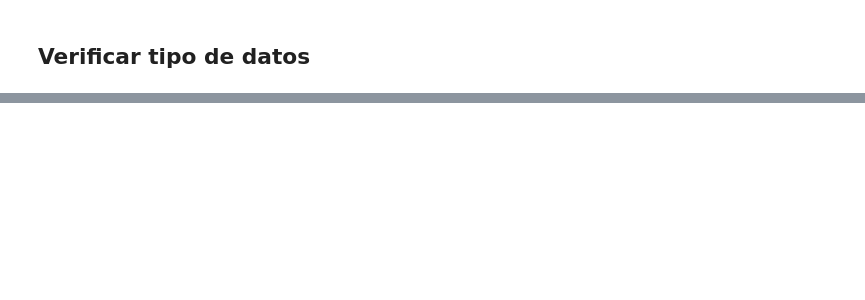
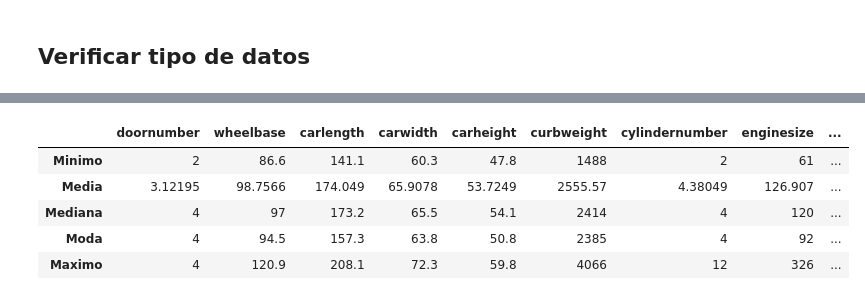
Before and after one commit to EMcoding17/ExtraccionConocimientosDeBD, a Jupyter notebook: Actividad04/CarPrice.ipynb, the cells around one changed output, grey strips where cells are left out. Saved outputs shown, nothing was run; the diff lists cells and outputs as text; code cells hidden in the pictures; blank space fills up the shorter version.

```diff
--- a/Actividad04/CarPrice.ipynb
+++ b/Actividad04/CarPrice.ipynb
@@ -218,0 +317,4 @@ Valores unicos:  ['alfa-romero giulia' 'alfa-romero quadrifoglio' 'alfa-romero s
+# %%
+#Reemplazar los datos que tenga una coincidencia mayor al 50% con alguna marca de carro
+for i in range(len(car_brand)):
+    replaceData(dfcar_price, "CarName", car_brand[i], 50)
@@ -241,0 +526,25 @@ memory usage: 41.8+ KB
+# %%
+#Seleccionar columnas
+col_estadistica= ["doornumber", "wheelbase",	"carlength",	"carwidth",	"carheight",	"curbweight", "cylindernumber",
+                  "enginesize",	"boreratio",	"stroke",	"compressionratio",	"horsepower",	"peakrpm",	"citympg",	"highwaympg",	"price"]
+
+#Crear dataframe
+df_estadistica = pd.DataFrame(columns=col_estadistica, index=["Minimo", "Media", "Mediana", "Moda", "Maximo"])
+
+#Asignar la media, moda, mediana, minimo y maximo de algunas columnas al nuevo dataframe
+for i in range(len(col_estadistica)):
+    var = dfcar_price[col_estadistica[i]]
+    # Obtener estadísticas
+    df_estadistica.at["Minimo", col_estadistica[i]] = var.min()
+    df_estadistica.at["Media", col_estadistica[i]] = var.mean()
+    df_estadistica.at["Mediana", col_estadistica[i]] = var.median()
+    df_estadistica.at["Moda", col_estadistica[i]] = var.mode()[0]
+    df_estadistica.at["Maximo", col_estadistica[i]] = var.max()
+df_estadistica
+# %% [output]
+|  | doornumber | wheelbase | carlength | carwidth | carheight | curbweight | cylindernumber | enginesize | ... |
+| Minimo | 2 | 86.6 | 141.1 | 60.3 | 47.8 | 1488 | 2 | 61 | ... |
+| Media | 3.12195 | 98.7566 | 174.049 | 65.9078 | 53.7249 | 2555.57 | 4.38049 | 126.907 | ... |
+| Mediana | 4 | 97 | 173.2 | 65.5 | 54.1 | 2414 | 4 | 120 | ... |
+| Moda | 4 | 94.5 | 157.3 | 63.8 | 50.8 | 2385 | 4 | 92 | ... |
+| Maximo | 4 | 120.9 | 208.1 | 72.3 | 59.8 | 4066 | 12 | 326 | ... |
```
Also changed, not shown: parts of 35 cells of this notebook.
